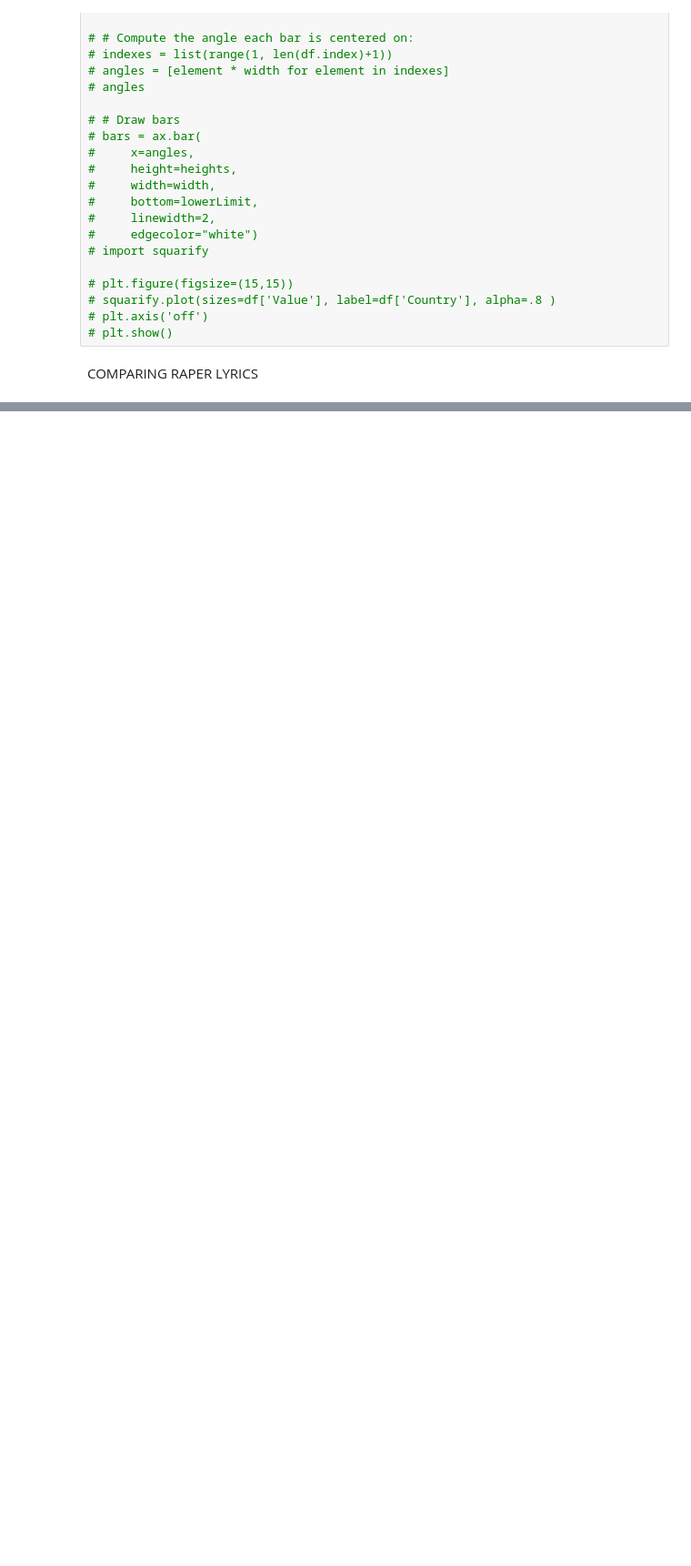
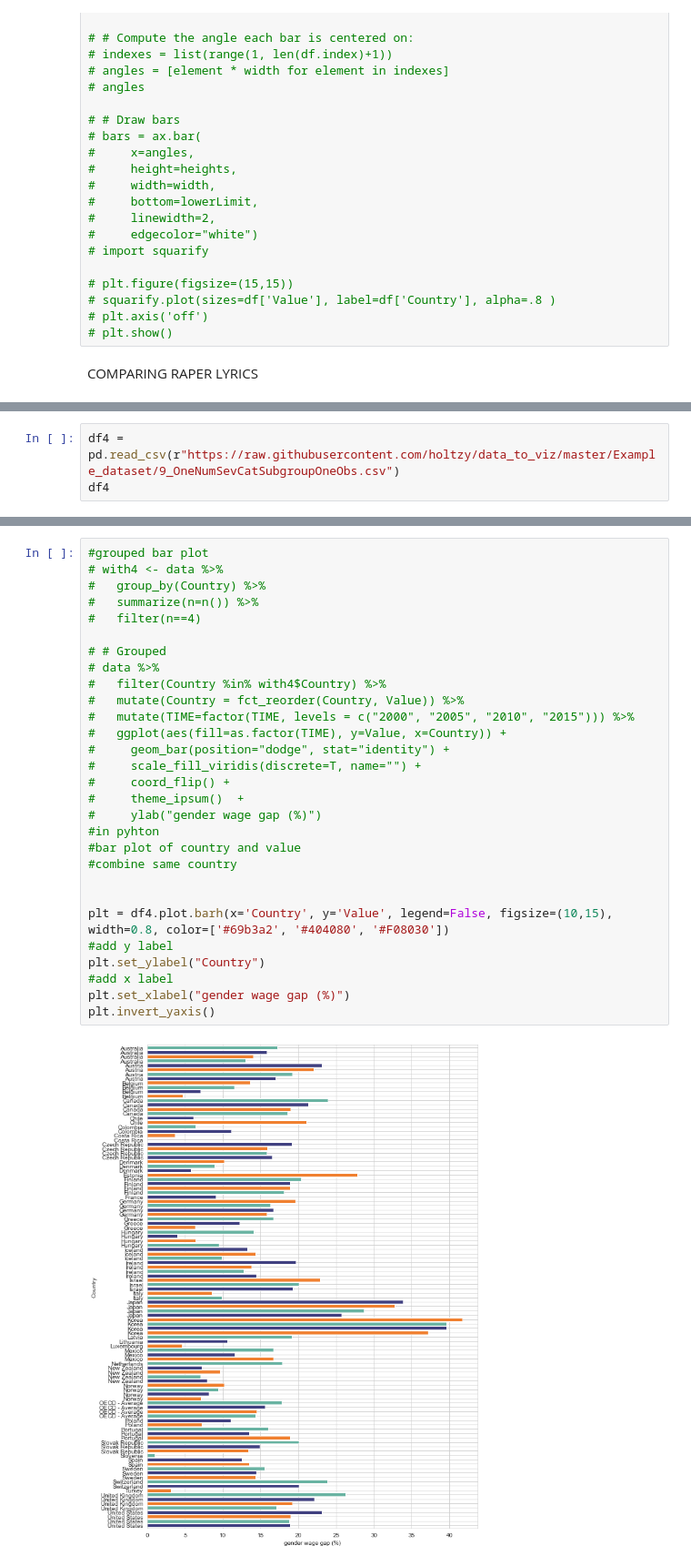
Before and after one commit to anjaliagarwal152615/lab2-dataviz, a Jupyter notebook: file.ipynb, the cells around one changed output, grey strips where cells are left out. Shown at 91% size. Cells and saved outputs as stored; diff of their text form; blank space fills up the shorter version.

```diff
--- a/file.ipynb
+++ b/file.ipynb
@@ -418,0 +540,3 @@ COMPARING RAPER LYRICS
+# %%
+df4 = pd.read_csv(r"https://raw.githubusercontent.com/holtzy/data_to_viz/master/Example_dataset/9_OneNumSevCatSubgroupOneObs.csv")
+df4
@@ -418,0 +557,31 @@ COMPARING RAPER LYRICS
+# %%
+#grouped bar plot
+# with4 <- data %>%
+#   group_by(Country) %>%
+#   summarize(n=n()) %>%
+#   filter(n==4)
+
+# # Grouped
+# data %>%
+#   filter(Country %in% with4$Country) %>%
+#   mutate(Country = fct_reorder(Country, Value)) %>%
+#   mutate(TIME=factor(TIME, levels = c("2000", "2005", "2010", "2015"))) %>%
+#   ggplot(aes(fill=as.factor(TIME), y=Value, x=Country)) +
+#     geom_bar(position="dodge", stat="identity") +
+#     scale_fill_viridis(discrete=T, name="") +
+#     coord_flip() +
+#     theme_ipsum()  +
+#     ylab("gender wage gap (%)")
+#in pyhton
+#bar plot of country and value
+#combine same country
+
+
+plt = df4.plot.barh(x='Country', y='Value', legend=False, figsize=(10,15), width=0.8, color=['#69b3a2', '#404080', '#F08030'])
+#add y label
+plt.set_ylabel("Country")
+#add x label
+plt.set_xlabel("gender wage gap (%)")
+plt.invert_yaxis()
+# %% [output]
+[figure, added]
```
Also changed, not shown: parts of 30 cells of this notebook.
